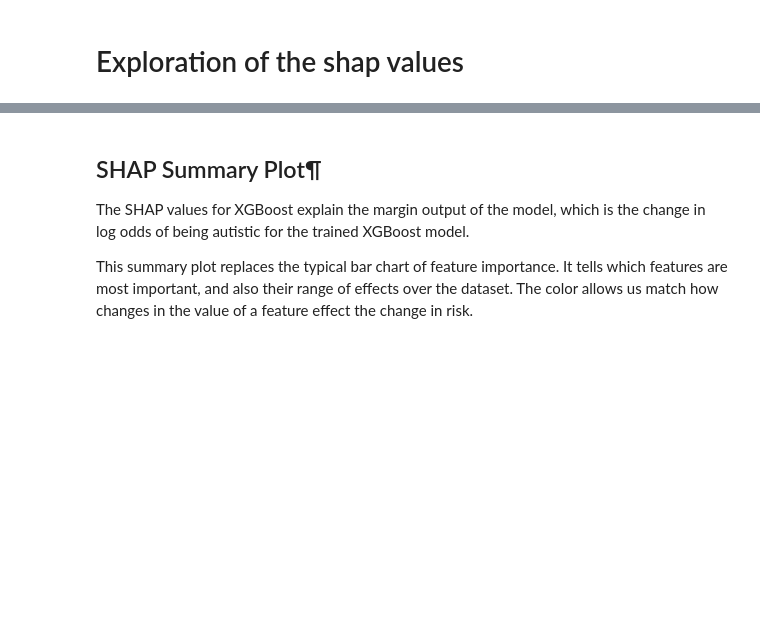
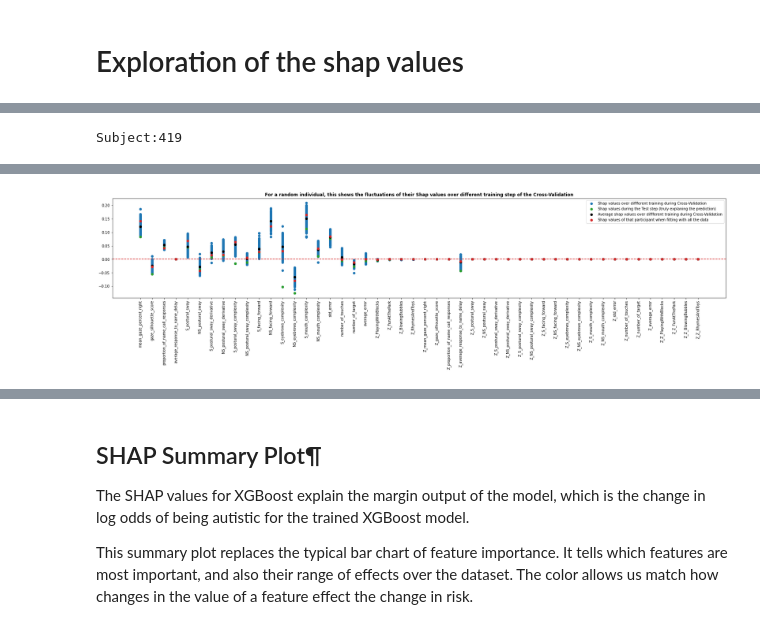
Before and after one commit to matiasdm/notes_on_stats, a Jupyter notebook: doc/notebooks/paper_shap_exploration.ipynb, the cells around one changed output, grey strips where cells are left out. Cells and saved outputs as stored; diff of their text form; code cells hidden in the pictures; blank space fills up the shorter version.

```diff
--- a/doc/notebooks/paper_shap_exploration.ipynb
+++ b/doc/notebooks/paper_shap_exploration.ipynb
@@ -63,0 +149,22 @@ exp.predictions_df
+# %%
+subject_of_interest = np.random.randint(467)
+print("Subject:{}".format(subject_of_interest))
+display(exp.dataset.df.iloc[subject_of_interest:subject_of_interest+1])
+
+fi(30, 5)
+n_model = exp.shap_values.shape[0]
+plt.title("For a random individual, this shows the fluctuations of their Shap values over different training step of the Cross-Validation", weight='bold')
+for i, feature_name  in enumerate(labels):
+    plt.scatter([i]*n_model, extended_shap_values[:, subject_of_interest, i], color='tab:blue', label="Shap values over diffferent training during Cross-Validation" if i==0 else None)
+    plt.scatter([i], extended_shap_values[subject_of_interest, subject_of_interest, i], color='tab:green', label="Shap values during the Test step (truly explaning the prediction)" if i==0 else None)
+    plt.scatter([i], extended_shap_values.mean(axis=0)[subject_of_interest, i], color='k', label="Average shap values over diffferent training during Cross-Validation" if i==0 else None)
+    plt.scatter([i], shap_values_fit_normalized[subject_of_interest, i], color='tab:red', label="Shap values of that participant when fitting with all the data" if i==0 else None)
+
+plt.axhline(0, linestyle='--', color='tab:red')
+plt.legend()
+
+
+_  = plt.xticks(np.arange(len(labels)), labels, rotation=90)
+plt.show()
+# %% [output]
+Subject:419
@@ -63,0 +173 @@ exp.predictions_df
+[figure, added]
```
Also changed, not shown: parts of 39 cells of this notebook, 17 other files.
